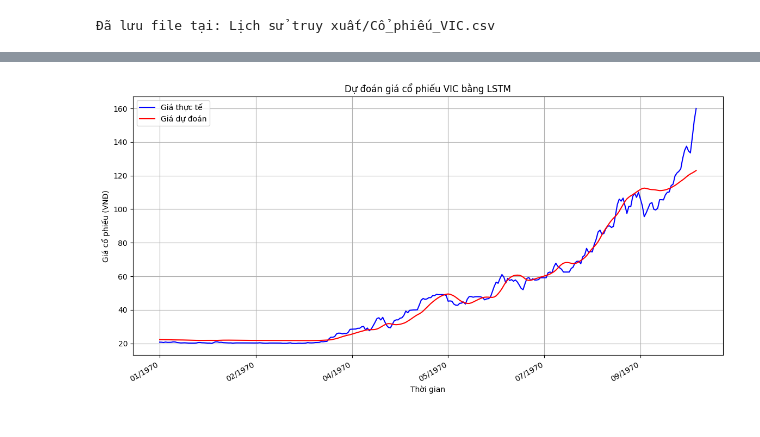
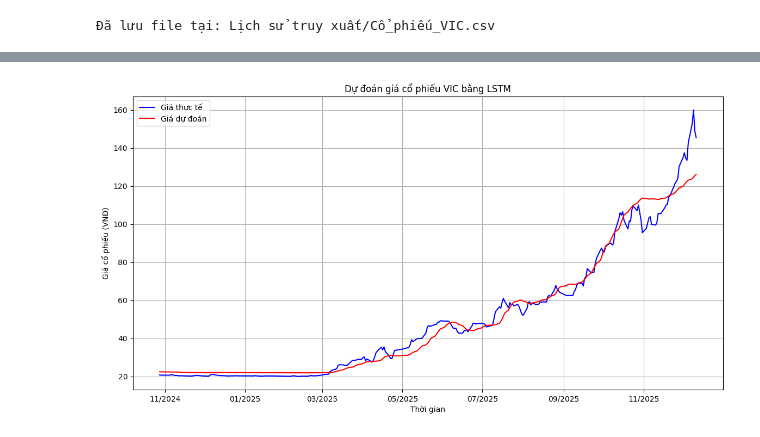
Before and after one commit to namnguyenanalyst/stockTrendPrediction, a Jupyter notebook: VN_Stock.ipynb, the cells around one changed output, grey strips where cells are left out. Cells and saved outputs as stored; diff of their text form; code cells hidden in the pictures.

Commit message:
fixed the xaxis datetime

```diff
--- a/VN_Stock.ipynb
+++ b/VN_Stock.ipynb
@@ -299,6 +297,7 @@ scaler = StandardScaler()
 data = scaler.fit_transform(data.reshape(-1, 1))
 # %%
 # Tạo các chuỗi thời gian cho LSTM
+seq_length = 30
 def create_sequences(data, seq_length):
     xs = []
     ys = []
@@ -309,8 +308,8 @@ def create_sequences(data, seq_length):
         ys.append(y)
     return np.array(xs), np.array(ys)
 # Định nghĩa độ dài chuỗi đầu vào cho LSTM
-seq_length = 30  #30 ngày gần nhất
 x_train, y_train = create_sequences(data, seq_length)
+dates_train = df['yyyy-mm-dd'][seq_length:]
 # %%
 #Chuyển đổi dữ liệu sang tensor
 x_train = torch.FloatTensor(x_train).to(device)
@@ -356,16 +355,15 @@ RMSE: 2.2918
 # %%
-import matplotlib.dates as mdates
 # Vẽ đồ thị kết quả dự đoán
 plt.figure(figsize=(14,7))
-plt.plot(y_train, label='Giá thực tế', color='blue')
-plt.plot(y_train_pred, label='Giá dự đoán', color='red')
+plt.plot(dates_train, y_train, label='Giá thực tế', color='blue')
+plt.plot(dates_train, y_train_pred, label='Giá dự đoán', color='red')
 plt.title(f'Dự đoán giá cổ phiếu {stock_symbol} bằng LSTM')
 plt.xlabel('Thời gian')
 plt.ylabel('Giá cổ phiếu (VNĐ)')
 plt.legend()
 plt.grid()
-plt.gca().xaxis.set_major_formatter(mdates.DateFormatter('%m/%Y'))
-plt.gcf().autofmt_xdate()
-plt.show()
+
+# Định dạng trục x hiển thị tháng-năm
+plt.gca().xaxis.set_major_formatter(DateFormatter('%m/%Y'))
 # %% [output]
-[figure, old version]
+[figure, new version]
```
Also changed, not shown: parts of 8 cells of this notebook, 1 other file.
